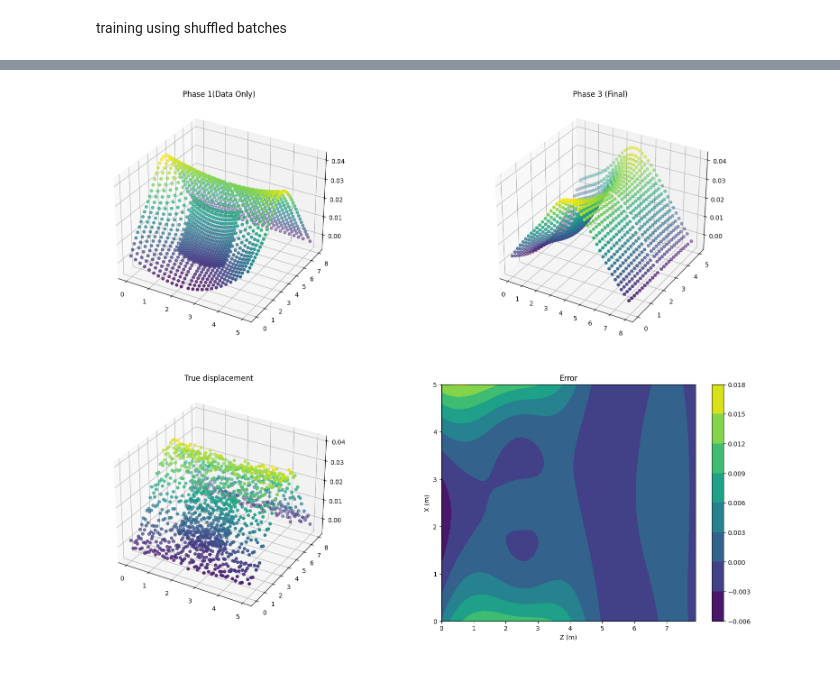
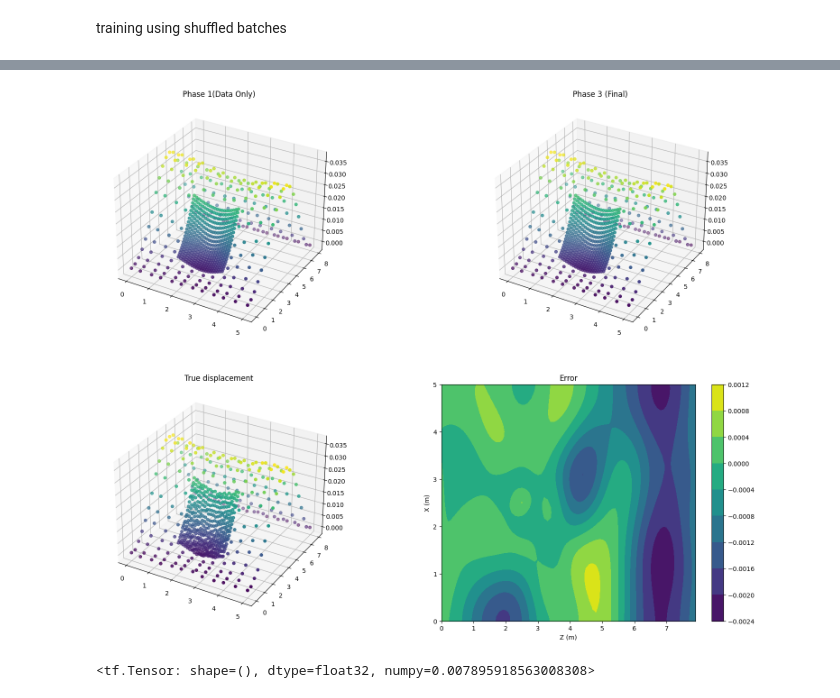
Before and after one commit to ShiyuanDengg/2D-Wall, a Jupyter notebook: 2D Propped Prediction .ipynb, the cells around one changed output, grey strips where cells are left out. Saved outputs shown, nothing was run; the diff lists cells and outputs as text; code cells hidden in the pictures.

Commit message:
Newly trained models; Propped prediction now with reference distance and gradients. and a test file

```diff
--- a/2D Propped Prediction .ipynb
+++ b/2D Propped Prediction .ipynb
@@ -117,6 +117,11 @@ z_max = np.max(z_raw_flatten)
 x_max = np.max(x_raw_flatten)
 y_max = np.max(abs(y_raw_flatten))
 
+reference_disp = y_max * 10
+reference_gradz = reference_disp / (depth / zdim)
+reference_gradx = reference_disp / (width / xdim)
+print(reference_disp, reference_gradx, reference_gradz)
+
 fig = plt.figure(figsize=(10, 8))
 ax = fig.add_subplot(111, projection='3d')
 ax.scatter(z_flatten, x_flatten, delta_x, c='b', marker='o', s=1)
@@ -288,7 +294,7 @@ N_PHYSICS_EPOCHS = 3000
 def train_step(batch, epoch_val):
   z, x , y_true , deltaz_batch, deltax_batch= batch[:,0], batch[:,1], batch[:,2], batch[:,3], batch[:,4]
 
-  physics_weight = tf.where(deltaz_batch == depth / zdim, 1.0, 0.001)  # Lighter physics weight on data in dense regions
+  physics_weight = tf.where(deltaz_batch == depth / zdim, 1.0, 0.01)  # Lighter physics weight on data in dense regions
   data_weight = tf.where(deltaz_batch == depth / zdim, 0.5, 5)  # Heavier data weight on data in dense regions
 
   with tf.GradientTape() as tape:
@@ -298,11 +304,11 @@ def train_step(batch, epoch_val):
     data_loss = tf.reduce_mean(tf.square(data_weight * (y_true - y_pred)))
 
     y_at_z_boundaries, gradz_at_z_boundaries, *_ = first_order_grad(zxstack_at_z_boundaries_tf)
-    bc_disp = tf.reduce_mean(tf.square(y_at_z_boundaries))
-    bc_z_loss = tf.reduce_mean(tf.square(gradz_at_z_boundaries))
+    bc_disp = tf.reduce_mean(tf.square(y_at_z_boundaries / reference_disp))
+    bc_z_loss = tf.reduce_mean(tf.square(gradz_at_z_boundaries / reference_gradz))
 
     gradx_at_x_boundaries = first_order_grad(zxstack_at_x_boundaries_tf)[2]
-    bc_x_loss = tf.reduce_sum(tf.square(gradx_at_x_boundaries))
+    bc_x_loss = tf.reduce_sum(tf.square(gradx_at_x_boundaries/ reference_gradx))
 
     bc_loss = bc_disp + bc_z_loss + bc_x_loss
 
@@ -314,9 +320,9 @@ def train_step(batch, epoch_val):
     if epoch_val < N_DATA_ONLY_EPOCHS:
         w_data, w_phys, w_bc = 1.0, 0.0, 0.0
     elif epoch_val < N_BC_EPOCHS:
-        w_data, w_phys, w_bc = 1.0, 0.2, 0.1
+        w_data, w_phys, w_bc = 1.0, 0.2, 0.05
     else:
-        w_data, w_phys, w_bc = 1.0, 0.1, 0.2
+        w_data, w_phys, w_bc = 1.0, 0.1, 0.1
 
     loss = w_data * data_loss + w_bc * bc_loss + w_phys * physics_loss
 
@@ -337,6 +343,7 @@ training using shuffled batches
 BATCH_SIZE  = 1024
 SHUFFLE_BUF = 10_000
 
+model = keras.models.load_model('/Users/sean/Desktop/college/intern/2D Wall/2D Propped Model Pure Data 4k_20_1e-2.keras')
 model_phase1, model_phase2 = model, model
 
 dataset = (tf.data.Dataset.from_tensor_slices(
@@ -348,7 +355,7 @@ dataset = (tf.data.Dataset.from_tensor_slices(
 history        = {k: [] for k in ["loss", "data", "phys", "bc"]}
 history_params = {"m_a": [], "m_p": []}
 # %%
-for epoch in range(N_DATA_ONLY_EPOCHS + N_BC_EPOCHS + N_PHYSICS_EPOCHS):
+for epoch in range(N_DATA_ONLY_EPOCHS, N_DATA_ONLY_EPOCHS + N_BC_EPOCHS + N_PHYSICS_EPOCHS):
     for batch in dataset:
         loss, data_l, bc_l, phys_l = train_step(batch, tf.cast(epoch, tf.int32))
 
@@ -403,35 +410,38 @@ y_pred2 = y_pred_norm2 * y_max
 y_pred_norm3 = model(zxstack)
 y_pred_norm3 = np.squeeze(y_pred_norm3, -1)
 y_pred3 = y_pred_norm3 * y_max
 
 fig = plt.figure(figsize=(20, 15))
 
 ax1 = fig.add_subplot(221, projection = '3d')
 ax1.scatter(x_flatten, z_flatten, y_pred1, c = y_pred1, cmap = 'viridis')
 ax1.set_title('Phase 1(Data Only)')
 
 ax2 = fig.add_subplot(222, projection='3d')
-ax2.scatter(z_flatten, x_flatten, y_pred3, c = y_pred3, cmap = 'viridis')
+ax2.scatter(x_flatten, z_flatten, y_pred3, c = y_pred3, cmap = 'viridis')
 ax2.set_title('Phase 3 (Final)')
 
 ax3 = fig.add_subplot(223, projection = '3d')
 ax3.scatter(x_flatten, z_flatten, y_flatten, c = y_flatten, cmap = 'viridis')
 ax3.set_title('True displacement')
 
 
 y_full_prediction = model(tf.stack([z_raw_flatten / z_max, x_raw_flatten / x_max], axis=-1))
 y_full_prediction = y_full_prediction.numpy().reshape(z_raw_squeeze.shape) * y_max
 
 ax4 = fig.add_subplot(224)
 ax4.contourf(z_raw_squeeze, x_raw_squeeze, y_full_prediction - y_raw_squeeze, cmap = 'viridis',)
 plt.colorbar(ax4.contourf(z_raw_squeeze, x_raw_squeeze, y_full_prediction - y_raw_squeeze, cmap = 'viridis',))
 ax4.set_xlabel('Z (m)')
 ax4.set_ylabel('X (m)')
 ax4.set_title('Error')
 
 plt.show()
+
+tf.reduce_sum(tf.square(model(zxstack_at_z_boundaries_tf)))
 # %% [output]
-[figure, old version]
+[figure, new version]
+<tf.Tensor: shape=(), dtype=float32, numpy=0.007895918563008308>
 # %%
 
 bih = laplacian(zxstack, laplacian)
```
Also changed, not shown: parts of 10 cells of this notebook, 2 other files.
